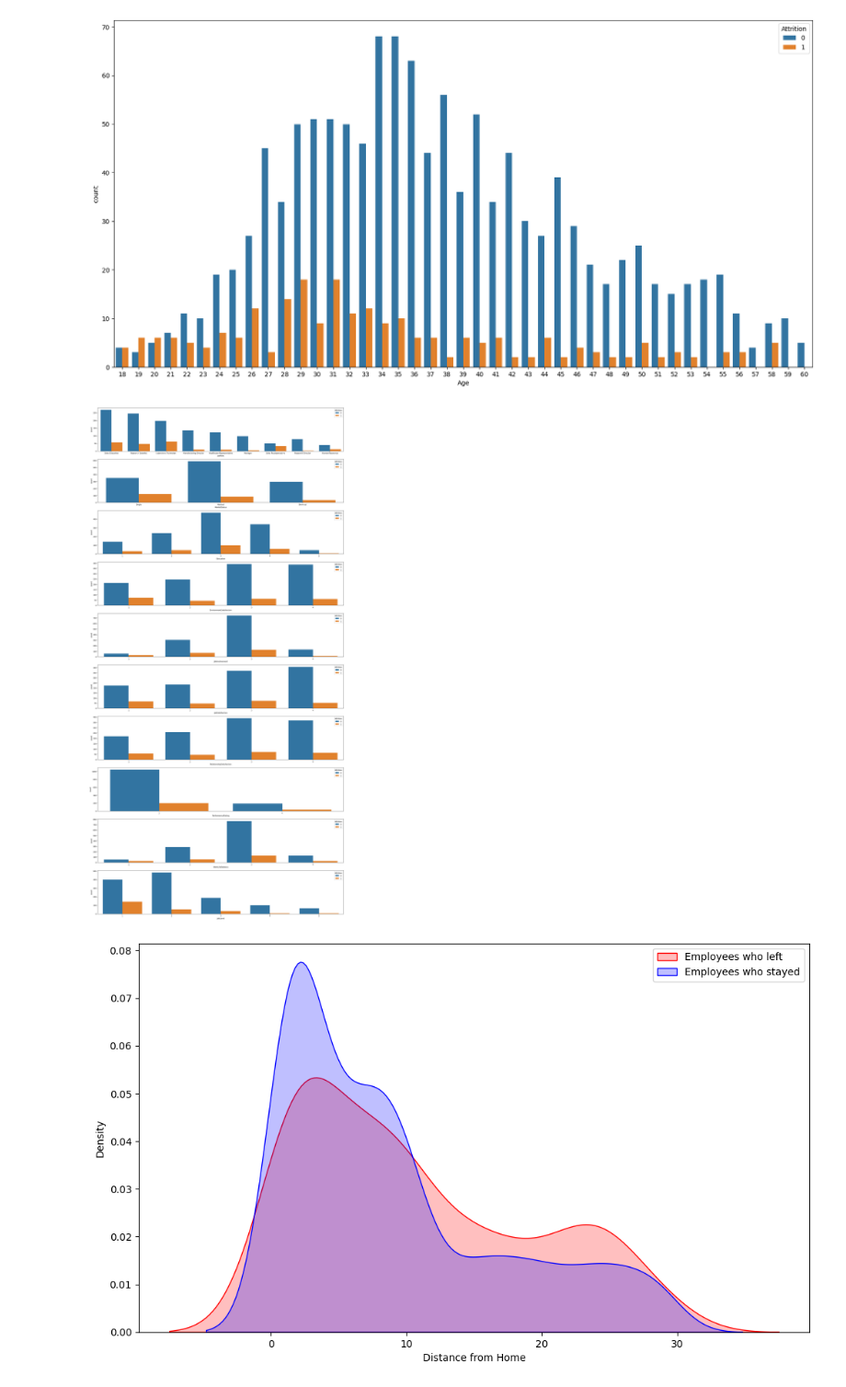
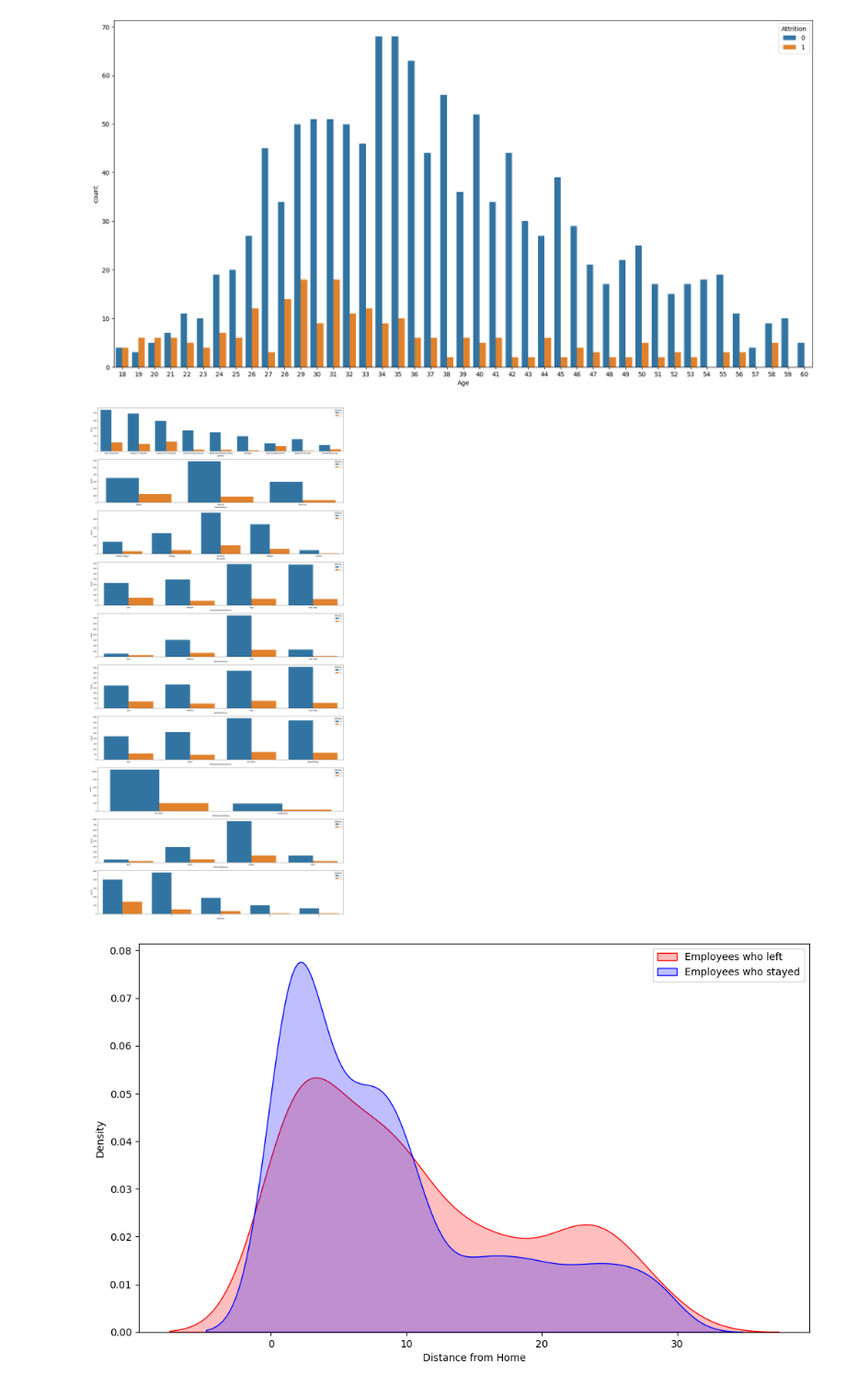
Before and after one commit to GoncaloJoseMoura/Projects, a Jupyter notebook: HR/HR_Attrition.ipynb, the cells around one changed output. Shown at 92% size. Drawn from its saved outputs; the diff is of its cells as text; code cells hidden in the pictures.

```diff
--- a/HR/HR_Attrition.ipynb
+++ b/HR/HR_Attrition.ipynb
@@ -261,32 +258,44 @@ plt.show()
 [figure]
 # %%
 # Analysis on Qualitative features to see if they have an impact on the worker's attrition
+
+ordinal_columns = {'Education' :['Below College', 'College', 'Bachelor', 'Master', 'Doctor'],
+ 'JobInvolvement': ['Low', 'Medium', 'High', 'Very High'],
+ 'JobSatisfaction': ['Low', 'Medium', 'High', 'Very High'],
+ 'EnvironmentSatisfaction': ['Low', 'Medium', 'High', 'Very High'],
+ 'JobInvolvement': ['Low', 'Medium', 'High', 'Very High'],
+ 'JobSatisfaction': ['Low', 'Medium', 'High', 'Very High'],
+ 'PerformanceRating': ['Excellent', 'Outstanding'],
+ 'RelationshipSatisfaction': ['Low', 'Good', 'Excellent', 'Outstanding'],
+ 'WorkLifeBalance': ['Bad', 'Good', 'Better', 'Best']
+ }
+
 fig, ax = plt.subplots(10,1, figsize=(20, 40))
 
-sns.countplot(x = 'JobRole', hue= 'Attrition', data=df, ax=ax[0])
-sns.countplot(x = 'MaritalStatus', hue= 'Attrition', data=df, ax=ax[1])
-sns.countplot(x = 'Education', hue= 'Attrition', data=df, ax=ax[2])
-sns.countplot(x = 'EnvironmentSatisfaction', hue= 'Attrition', data=df, ax=ax[3])
-sns.countplot(x = 'JobInvolvement', hue= 'Attrition', data=df, ax=ax[4])
-sns.countplot(x = 'JobSatisfaction', hue= 'Attrition', data=df, ax=ax[5])
-sns.countplot(x = 'RelationshipSatisfaction', hue= 'Attrition', data=df, ax=ax[6])
-sns.countplot(x = 'PerformanceRating', hue= 'Attrition', data=df, ax=ax[7])
-sns.countplot(x = 'WorkLifeBalance', hue= 'Attrition', data=df, ax=ax[8])
-sns.countplot(x = 'JobLevel', hue= 'Attrition', data=df, ax=ax[9])
+for axis, column in enumerate(['JobRole', 'MaritalStatus', 'Education', 'EnvironmentSatisfaction', 'JobInvolvement',
+                               'JobSatisfaction', 'RelationshipSatisfaction', 'PerformanceRating', 'WorkLifeBalance', 'JobLevel']):
+
+    sns.countplot(x = column, hue= 'Attrition', data=df, ax=ax[axis])
+
+    if column in ordinal_columns:
+        ax[axis].set_xticklabels(ordinal_columns[column])
+    else:
+        continue
+
 plt.tight_layout()
 
 # JobRole: Sales Representitives tend to leave compared to any other job
 # MaritalStatus: Single employees tend to leave compared to married and divorced
 # Education: Employees with masters tend to leave more than people with phd/bellow college levels
 # EnvironmentSatisfaction: Employees with Low environment satisfaction then to leave the company
 # JobInvolvement: Less involved employees tend to leave the company
 # JobSatisfaction: Employees with Low job satisfaction then to leave the company
 # RelationshipSatisfaction: Employees with Low relationship satisfaction then to leave the company
 # PerformanceRating: Performance rating doesn't seem to have an impact since employees either get Excellent or Outstanding Ratings
 # WorkLifeBalance: Employees with Bad work-life-balance then to leave the company
 # JobLevel: Less experienced (low job level) tend to leave the company
 # %% [output]
-[figure, old version]
+[figure, new version]
 # %%
 plt.figure(figsize=(12, 7))
 
```
Also changed, not shown: parts of 15 cells of this notebook, 9 other files.
